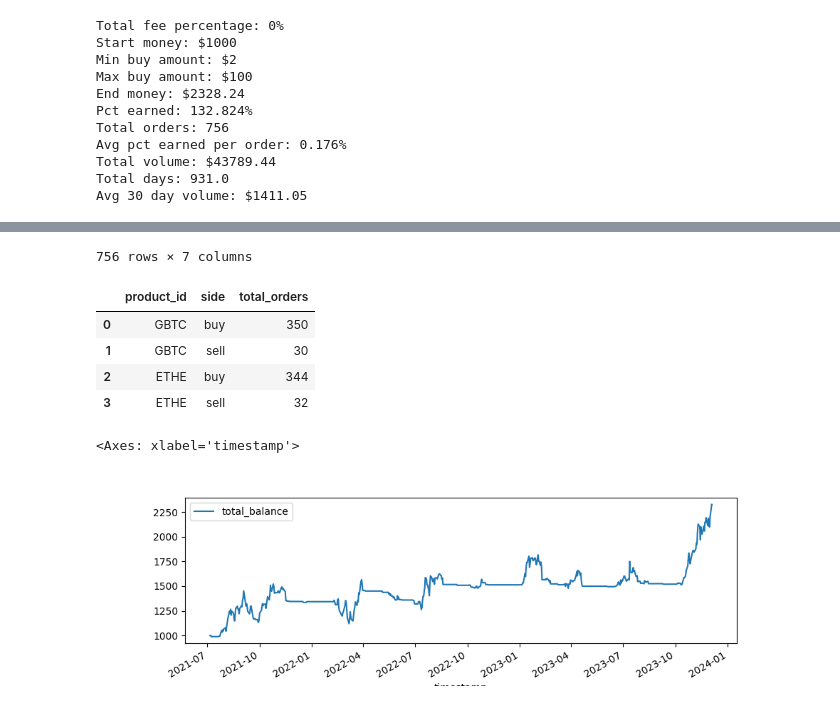
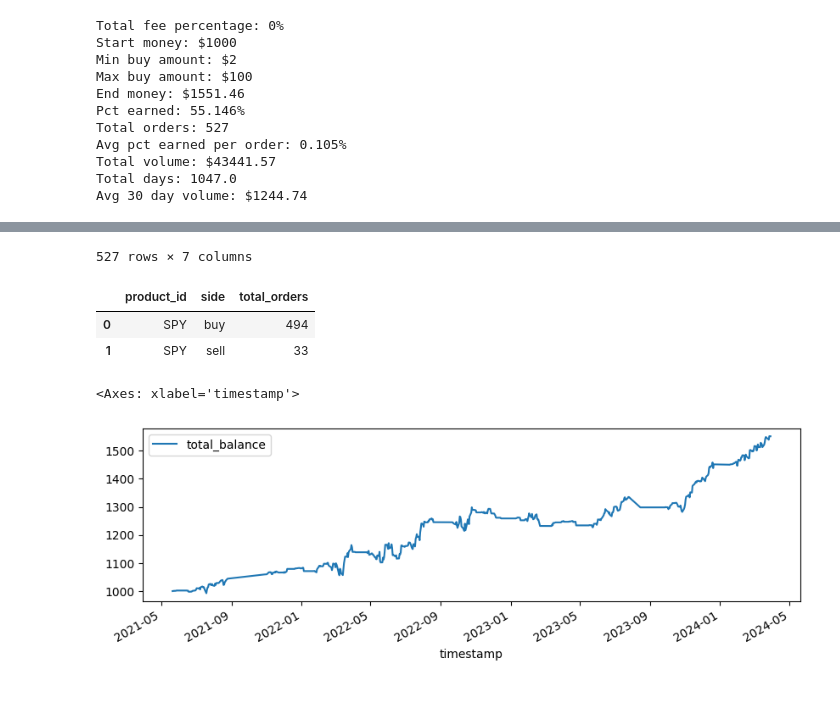
Before and after one commit to daneisburgh/invaas, a Jupyter notebook: notebooks/etf-test.ipynb, the cells around one changed output, grey strips where cells are left out. Cells and saved outputs as stored; diff of their text form; code cells hidden in the pictures.

```diff
--- a/notebooks/etf-test.ipynb
+++ b/notebooks/etf-test.ipynb
@@ -8,7 +8,7 @@ import yfinance as yf
 
 from datetime import datetime, timedelta
 
-%matplotlib widget
+%matplotlib inline
 pd.options.display.max_columns = 100
 pd.options.display.max_rows = 100
 
@@ -16,15 +16,16 @@ import notebook_utils
 
 from invaas.schwab.cnn_fear_greed_index import get_current_cnn_fear_greed_index, get_historical_cnn_fear_greed_index
 
+product_ids = ["SPY"]
 # product_ids = ["VOO", "VGT", "VUG", "VTI", "VT"]
 # product_ids = ["VGT"]
-product_ids = ["GBTC", "ETHE"]
+# product_ids = ["GBTC", "ETHE"]
 # %%
 def get_df_fear_greed_index():
     print("Retrieving historical fear and greed index")
     import json
 
-    with open("cnn_fear_greed_index_data.json") as f:
+    with open("data/cnn_fear_greed_index_data.json") as f:
         cnn_fear_greed_index_data = json.load(f)
 
     df_fear_greed_index = pd.DataFrame(
@@ -55,7 +56,7 @@ def get_df_history(product_id):
         return x * 1
 
     for column in ["close", "fear_greed_index"]:
-        for days in [7, 14, 30, 60, 90, 120]:
+        for days in [5, 7, 10, 14, 20, 30, 60, 90, 120]:
             periods = get_strategy_length(days)
             df_history[f"{column}_previous"] = df_history[column].shift(1)
             df_history[f"{column}_min_{days}"] = df_history[column].rolling(window=periods, min_periods=periods).min()
@@ -75,8 +76,11 @@ def get_df_history(product_id):
             {"kind": "sma", "length": get_strategy_length(20)},
             {"kind": "sma", "length": get_strategy_length(50)},
             {"kind": "bbands", "length": get_strategy_length(20)},
+            {"kind": "rsi", "length": get_strategy_length(5)},
             {"kind": "rsi", "length": get_strategy_length(7)},
+            {"kind": "rsi", "length": get_strategy_length(10)},
             {"kind": "rsi", "length": get_strategy_length(14)},
+            {"kind": "rsi", "length": get_strategy_length(20)},
             {"kind": "rsi", "length": get_strategy_length(30)},
             {
                 "kind": "macd",
@@ -134,7 +137,7 @@ Retrieving historical data for ETHE
 # %%
 total_products = len(history_dfs)
 fig, ax = plt.subplots(nrows=total_products, figsize=(10, 4 * total_products))
-days = 14
+days = 30
 
 for product_index, product_id in enumerate(product_ids):
     ax_index = ax if total_products <= 1 else ax[product_index]
@@ -173,9 +176,11 @@ for product_index, product_id in enumerate(product_ids):
         .join(df_history5, how="outer")
     )
     # df_history = history_dfs[product_id]
-    df_history["buy_signal"] = ((df_history[f"RSI_{days}"] < 60) & (df_history.fear_greed_index > 50)).replace(
-        {True: 100, False: 0}
-    )
+    df_history["buy_signal"] = (
+        (df_history[f"RSI_{days}"] > df_history[f"fear_greed_index_max_{days}"])
+        | ((df_history[f"RSI_{days}"] > 50) & (df_history.fear_greed_index > 60))
+        | (df_history.fear_greed_index < 30)
+    ).replace({True: 100, False: 0})
     df_history["sell_signal"] = ((df_history[f"RSI_{days}"] > 75) | (df_history.fear_greed_index < 30)).replace(
         {True: 100, False: 0}
     )
@@ -183,7 +188,7 @@ for product_index, product_id in enumerate(product_ids):
     df_history[
         [
             "close",
-            # "buy_signal",
+            "buy_signal",
             # "sell_signal",
             f"RSI_{days}",
             # "BBP_20_2.0",
@@ -272,10 +277,21 @@ for index, row in df_final.iterrows():
     condition_factor = None
 
     if (
-        (row.RSI_14 > row.fear_greed_index_max_14 or (row.RSI_14 > 50 and row.fear_greed_index > 60))
+        # (row.RSI_30 > row.fear_greed_index_max_30 or (row.RSI_30 > 50 and row.fear_greed_index > 60))
+        # (row.RSI_20 > row.fear_greed_index_max_20 or (row.RSI_20 > 50 and row.fear_greed_index > 60))
+        # (row.RSI_14 > row.fear_greed_index_max_14 or (row.RSI_14 > 50 and row.fear_greed_index > 60))
+        # (row.RSI_5 > row.fear_greed_index_max_5 or (row.RSI_5 > 50 and row.fear_greed_index > 60))
         # and (coins[product_id] * row.close) < 1000
         # and money >= min_buy_amount
-        and pd.to_datetime(index, utc=True) != pd.to_datetime(df_final.index.values[-1], utc=True)
+        # (row.RSI_10 > row.fear_greed_index_max_10 or (row.RSI_10 > 50 and row.fear_greed_index > 60))
+        # and pd.to_datetime(index, utc=True) != pd.to_datetime(df_final.index.values[-1], utc=True)
+        (row.fear_greed_index < 30)
+        or (row.RSI_20 < 30)
+        or (
+            (row.fear_greed_index >= 30)
+            and (row.RSI_20 >= 30)
+            and ((row.RSI_20 > row.fear_greed_index_max_20) or ((row.RSI_20 > 50) and (row.fear_greed_index > 60)))
+        )
     ):
         condition_action = "buy"
     # elif (
@@ -387,12 +403,12 @@ Total fee percentage: 0%
 Start money: $1000
 Min buy amount: $2
 Max buy amount: $100
-End money: $2328.24
-Pct earned: 132.824%
-Total orders: 756
-Avg pct earned per order: 0.176%
-Total volume: $43789.44
-Total days: 931.0
-Avg 30 day volume: $1411.05
+End money: $1551.46
+Pct earned: 55.146%
+Total orders: 527
+Avg pct earned per order: 0.105%
+Total volume: $43441.57
+Total days: 1047.0
+Avg 30 day volume: $1244.74
 |  | product_id | side | amount | coins | value | money | total_balance |
 | timestamp |  |  |  |  |  |  |  |
@@ -410,11 +426,9 @@ Avg 30 day volume: $1411.05
-756 rows × 7 columns
+527 rows × 7 columns
 |  | product_id | side | total_orders |
-| 0 | GBTC | buy | 350 |
-| 1 | GBTC | sell | 30 |
-| 2 | ETHE | buy | 344 |
-| 3 | ETHE | sell | 32 |
+| 0 | SPY | buy | 494 |
+| 1 | SPY | sell | 33 |
 <Axes: xlabel='timestamp'>
-[figure, old version]
+[figure, new version]
 # %%
 display(df_orders.loc[df_orders.side == "buy"].describe())
 display(df_orders.loc[df_orders.side == "sell"].describe())
```
Also changed, not shown: parts of 4 cells of this notebook, 6 other files.
